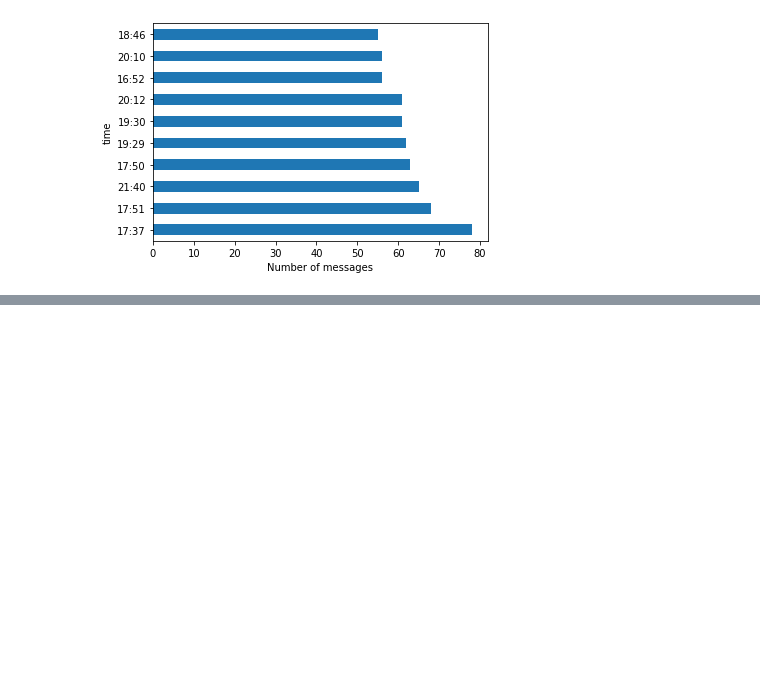
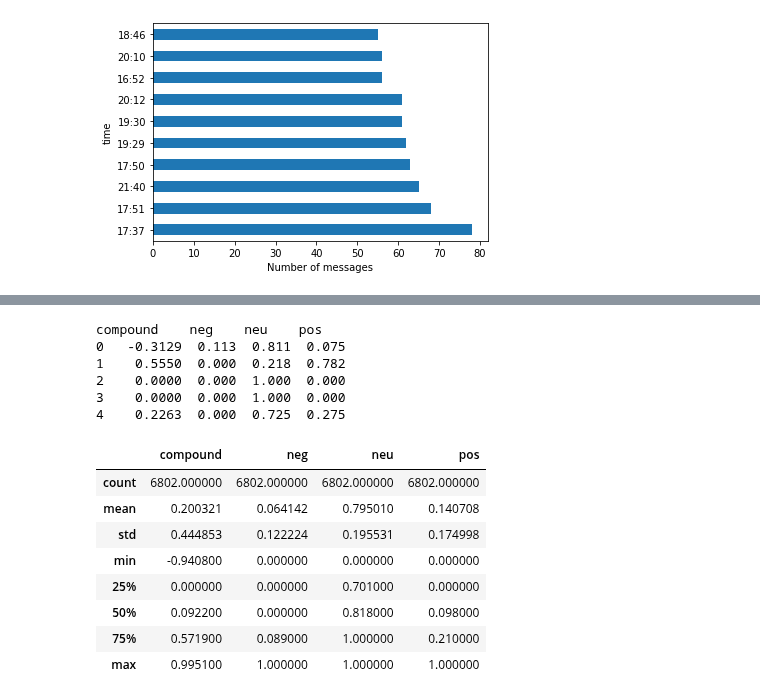
Before and after one commit to sriker415/no_scrubs_text, a Jupyter notebook: sandbox.ipynb, the cells around one changed output, grey strips where cells are left out. Cells and saved outputs as stored; diff of their text form; code cells hidden in the pictures; blank space fills up the shorter version.

Commit message:
add sentiment analysis

```diff
--- a/sandbox.ipynb
+++ b/sandbox.ipynb
@@ -255,0 +279,6 @@ Text(0, 0.5, 'time')
+# %%
+sid = SentimentIntensityAnalyzer()
+print(messages_final.message[100])
+scores = sid.polarity_scores(messages_final.message[100])
+for key in sorted(scores):
+        print('{0}: {1}, '.format(key, scores[key]), end='')
@@ -255,0 +288,31 @@ Text(0, 0.5, 'time')
+# %%
+# below is the sentiment analysis code rewritten for sentence-level analysis
+# note the new module -- word_tokenize!
+import nltk.data
+from nltk.sentiment.vader import SentimentIntensityAnalyzer
+from nltk import sentiment
+from nltk import word_tokenize
+
+# Next, we initialize VADER so we can use it within our Python script
+sid = SentimentIntensityAnalyzer()
+
+# We will also initialize our 'english.pickle' function and give it a short name
+
+tokenizer = nltk.data.load('tokenizers/punkt/english.pickle')
+
+# The tokenize method breaks up the paragraph into a list of strings. In this example, note that the tokenizer is confused by the absence of spaces after periods and actually fails to break up sentences in two instances. How might you fix that?
+text = "".join(review for review in messages.message)
+
+sentences = tokenizer.tokenize(text)
+
+# We add the additional step of iterating through the list of sentences and calculating and printing polarity scores for each one.
+
+output = pd.DataFrame()
+
+for sentence in sentences:
+        print(sentence)
+        scores = sid.polarity_scores(sentence)
+        for key in sorted(scores):
+                print('{0}: {1}, '.format(key, scores[key]), end='')
+        output = output.append(scores, ignore_index=True)
+        print()
@@ -255,0 +337,21 @@ Text(0, 0.5, 'time')
+# %%
+print(output.head())
+# %% [output]
+compound    neg    neu    pos
+0   -0.3129  0.113  0.811  0.075
+1    0.5550  0.000  0.218  0.782
+2    0.0000  0.000  1.000  0.000
+3    0.0000  0.000  1.000  0.000
+4    0.2263  0.000  0.725  0.275
+# %%
+output.describe()
+# %% [output]
+|  | compound | neg | neu | pos |
+| count | 6802.000000 | 6802.000000 | 6802.000000 | 6802.000000 |
+| mean | 0.200321 | 0.064142 | 0.795010 | 0.140708 |
+| std | 0.444853 | 0.122224 | 0.195531 | 0.174998 |
+| min | -0.940800 | 0.000000 | 0.000000 | 0.000000 |
+| 25% | 0.000000 | 0.000000 | 0.701000 | 0.000000 |
+| 50% | 0.092200 | 0.000000 | 0.818000 | 0.098000 |
+| 75% | 0.571900 | 0.089000 | 1.000000 | 0.210000 |
+| max | 0.995100 | 1.000000 | 1.000000 | 1.000000 |
```
Also changed, not shown: parts of 6 cells of this notebook.
